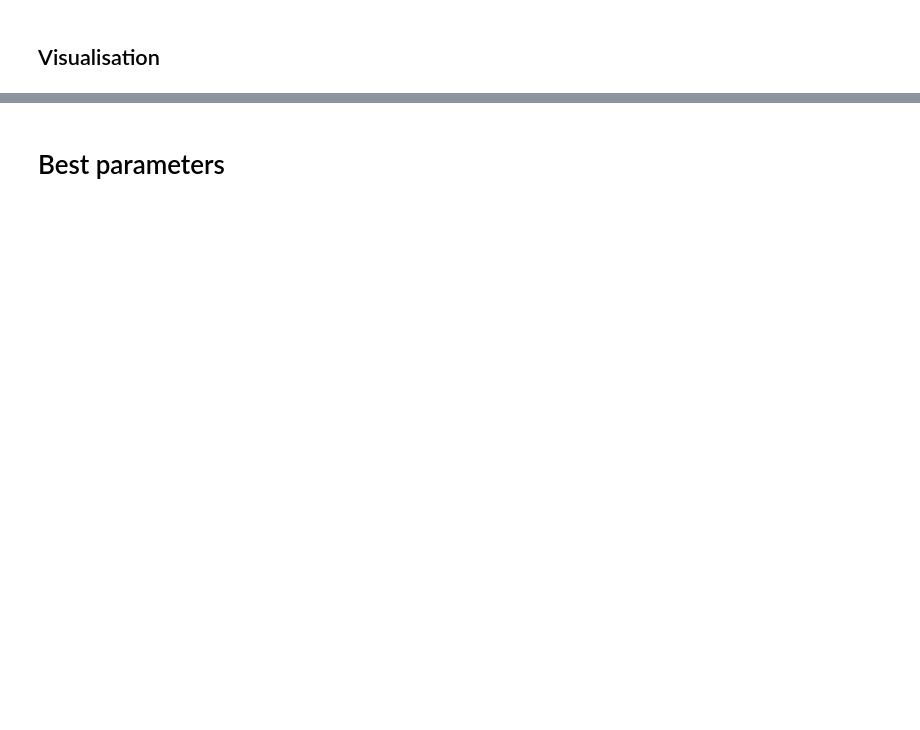
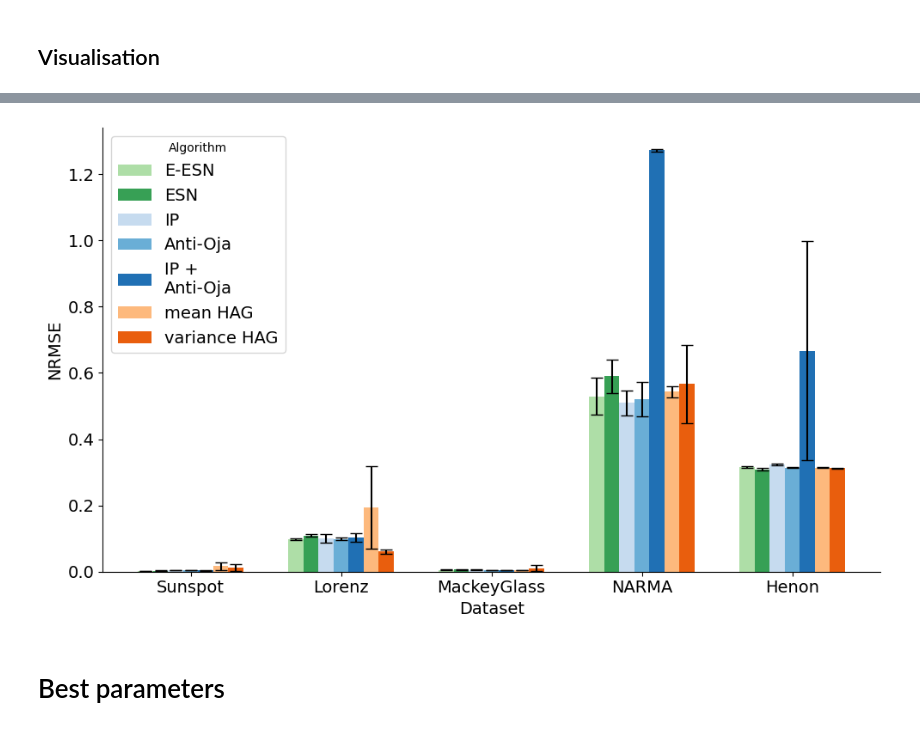
Before and after one commit to Finebouche/hag, a Jupyter notebook: 3.test performances.ipynb, the cells around one changed output, grey strips where cells are left out. Drawn from its saved outputs; the diff is of its cells as text; code cells hidden in the pictures; blank space fills up the shorter version.

```diff
--- a/3.test performances.ipynb
+++ b/3.test performances.ipynb
@@ -47,6 +47,7 @@ from datasets.multivariate_generation import generate_multivariate_dataset, extr
 from sklearn.preprocessing import MinMaxScaler
 from datasets.preprocessing import scale_data
 from datasets.preprocessing import add_noise, duplicate_data
+from datasets.load_data import load_data as load_dataset
 
 # Define noise parameter
 noise_std = 0.001
@@ -54,18 +55,10 @@ noise_std = 0.001
 data_type = "normal" # "normal" ou "noisy"
 
 def load_data(dataset_name, data_type, noise_std, step_ahead=5, visualize=False):
-    if dataset_name in ["Lorenz", "MackeyGlass", "Sunspot"]:
-        is_instances_classification = False
-        is_multivariate, sampling_rate, X_train_raw, X_test_raw, Y_train_raw, Y_test = load_dataset_forecasting(dataset_name, step_ahead, visualize=visualize)
-        use_spectral_representation = False
-        spectral_representation = None # Can be None, "stft" or "mfcc"
-    elif dataset_name in ["CatsDogs", "FSDD", "JapaneseVowels", "SPEECHCOMMANDS", "SpokenArabicDigits"]:
-        is_instances_classification = True
-        spectral_representation = "mfcc"  # Can be None, "stft" or "mfcc"
-
-        use_spectral_representation, is_multivariate, sampling_rate, X_train_raw, X_test_raw, Y_train_raw, Y_test, groups = load_dataset_classification(dataset_name, visualize=visualize)
-    else:
-        raise ValueError(f"Invalid dataset name: {dataset_name}")
+    (is_instances_classification, is_multivariate, sampling_rate,
+     X_train_raw, X_test_raw, Y_train_raw, Y_test,
+     use_spectral_representation, spectral_representation,
+     groups) = load_dataset(dataset_name, step_ahead, visualize=False)
 
     WINDOW_LENGTH = 10
     freq_train_data = X_train_raw
@@ -305,9 +306,9 @@ from performances.utility import retrieve_best_model
 columns = ['Dataset', 'Function', 'Average Score', 'Standard Deviation', 'Date']
 variate_type = "multi"  # "multi" or "uni"
 
-for dataset_name in [ "SPEECHCOMMANDS"]:
+for dataset_name in ["MackeyGlass", "Lorenz", "Sunspot", "Henon", "NARMA"]:
     new_results = pd.DataFrame(columns=columns)
-    # Can be "MackeyGlass", "Lorenz", "Sunspot", "CatsDogs", "FSDD", "JapaneseVowels", "SPEECHCOMMANDS", "SpokenArabicDigits"
+    # Can be "MackeyGlass", "Lorenz", "Sunspot", "Henon", "NARMA", "CatsDogs", "FSDD", "JapaneseVowels", "SPEECHCOMMANDS", "SpokenArabicDigits", "Henon"
     pretrain_data, train_data, test_data, Y_train, Y_test, is_multivariate, is_instances_classification = load_data(dataset_name, data_type, noise_std, visualize=True)
     if is_instances_classification:
         file_name = "outputs/test_results_classification.csv"
@@ -316,12 +317,13 @@ for dataset_name in [ "SPEECHCOMMANDS"]:
     print(dataset_name)
     # Simulate your data and loop for evaluation
 
-    for function_name in ["anti-oja"]: # "desp", "hadsp", "random", "random_ei", "ip-anti-oja", "anti-oja", "ip_correct"
+    for function_name in ["desp", "hadsp", "ip-anti-oja", "anti-oja", "ip_correct", "random", "random_ei"]: # "desp", "hadsp", "ip-anti-oja", "anti-oja", "ip_correct", "random", "random_ei"
         print(function_name)
         study = retrieve_best_model(function_name, dataset_name, is_multivariate, variate_type = "multi", data_type = "normal")
 
         scores = evaluate_dataset_on_test(
             study,
+            dataset_name,
             function_name,
             pretrain_data,
             train_data,
@@ -381,8 +420,7 @@ import os
 import pandas as pd
 
 if 'file_name' not in locals() and 'file_name' not in globals():
-    file_name = "outputs/test_results_classification.csv"  #  test_results_classification.csv or test_results_prediction.csv
-
+    file_name = "outputs/test_results_prediction.csv"  #  test_results_classification.csv or test_results_prediction.csv
 
 if os.path.exists(file_name):
     previous_results = pd.read_csv(file_name)
@@ -465,39 +522,45 @@ width = 0.1                  # Width of each bar
 for i, func in enumerate(functions):
     # Grab only rows for this function
     values = df[df['Function'] == func]
 
     # Make sure the order of the 'Dataset' matches x in ascending order
     # so that bar positions align with x-ticks
     # One way: sort or reindex by the unique dataset order
     # We create a Series in the same order as 'datasets'
     merged = pd.DataFrame({'Dataset': datasets}).merge(values, on='Dataset', how='left')
 
     ax.bar(
         x + i * width,
         merged['Average Score'],
         width,
         label=func,
         yerr=merged['Standard Deviation'],
         capsize=5,
         color=function_colors[func]
     )
 
-ax.set_xlabel('Dataset')
-ax.set_ylabel('Average Score')
-fontsize = 14
+
+
 ax.spines['top'].set_visible(False)
 ax.spines['right'].set_visible(False)
 ax.tick_params(axis='both', labelsize=fontsize)
-plt.xlabel('Steps', size=fontsize)
-plt.ylabel('Average Uncoupled Dynamics', size=fontsize)
-plt.legend(title='Generation', fontsize=fontsize)
+
+fontsize = 14
+ax.set_xlabel('Dataset', size=fontsize)
+if file_name == "outputs/test_results_prediction.csv":
+    plt.ylabel('NRMSE', size=fontsize)
+else:
+    plt.ylabel('Classification Rate', size=fontsize)
+plt.legend(title='Algorithm', fontsize=fontsize)
 
 # Position x-ticks in the center of all the bars for each dataset
 ax.set_xticks(x + width * (len(functions)-1)/2)
 ax.set_xticklabels(datasets)
 
 plt.tight_layout()
 plt.show()
+# %% [output]
+[figure, added]
 # %% [markdown]
 # Best parameters
 # %%
```
Also changed, not shown: parts of 5 cells of this notebook, 5 other files.
